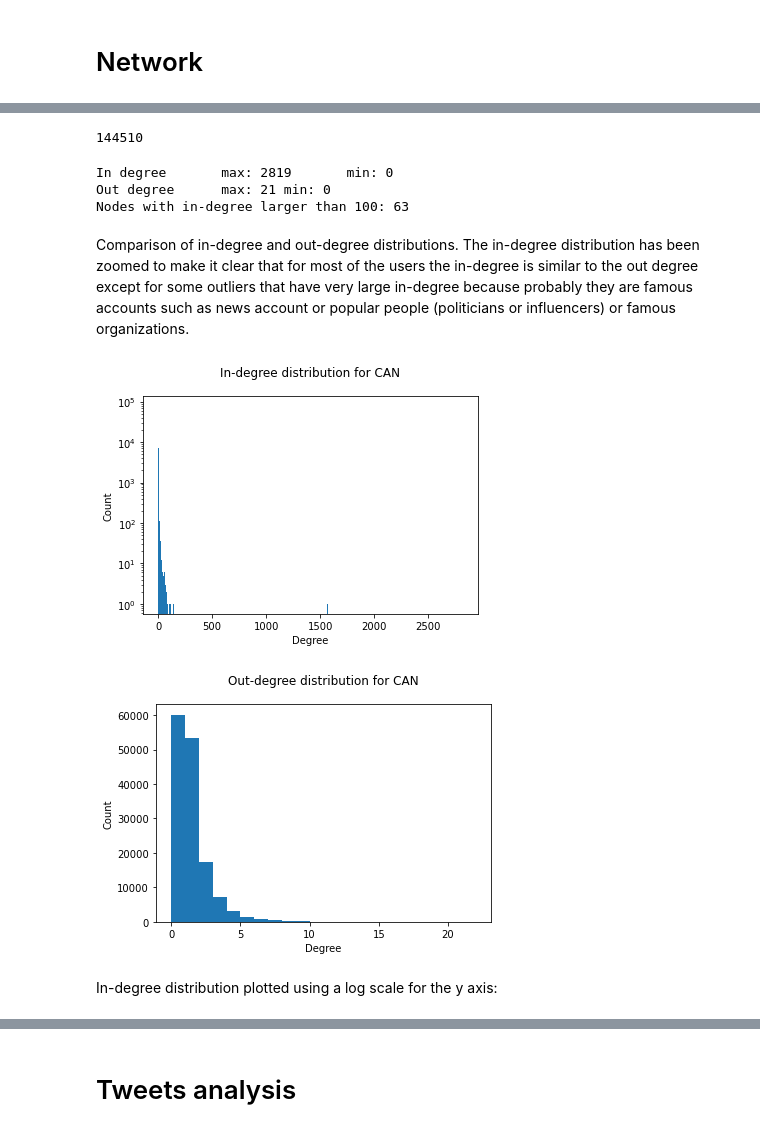
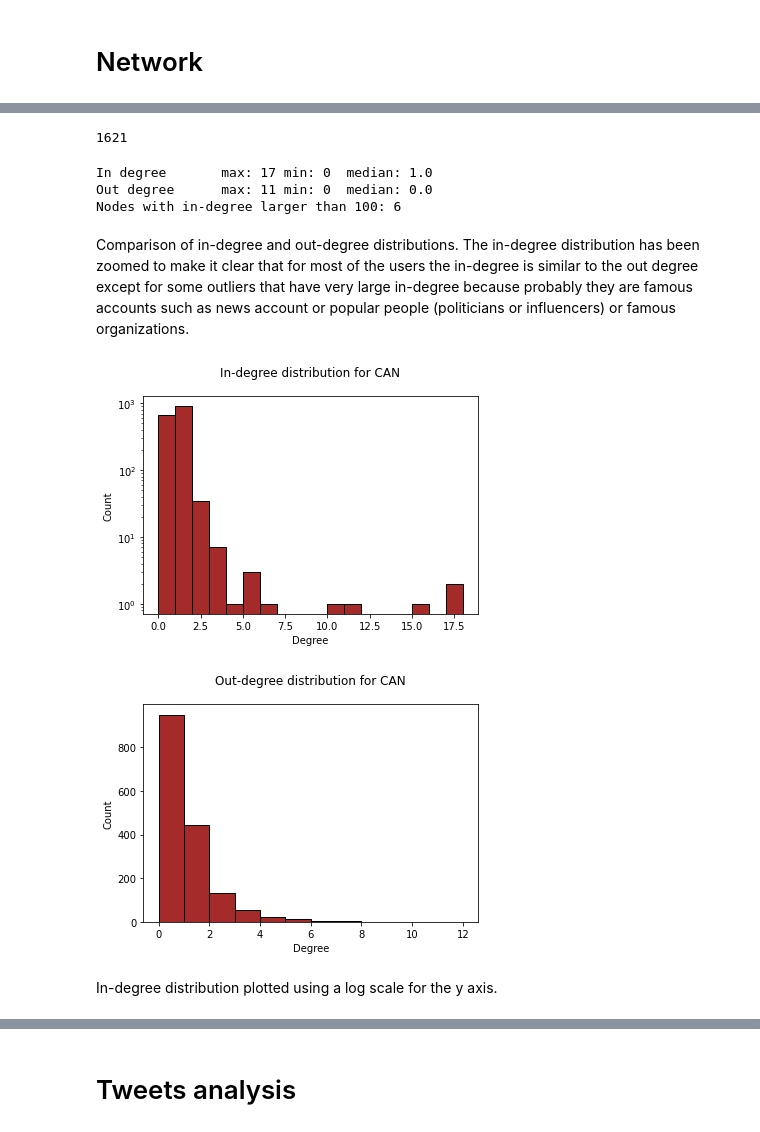
Before and after one commit to HuayuanSong/2805_covid_tweets, a Jupyter notebook: building_graph_CAN.ipynb, the cells around one changed output, grey strips where cells are left out. Cells and saved outputs as stored; diff of their text form; code cells hidden in the pictures.

Commit message:
Updated graph notebooks for CAN & UK and for all

```diff
--- a/building_graph_CAN.ipynb
+++ b/building_graph_CAN.ipynb
@@ -76,7 +104,7 @@ data_df['mentions'] = data_df['mentions'].apply(ast.literal_eval)
 # %% [markdown]
 # Network
 # %%
-dict_edges = dict(zip(data_df['username'], data_df['mentions']))
+dict_edges = dict(zip(data_df_test['username'], data_df_test['mentions']))
 # %%
-g = nx.DiGraph(dict_edges)
+G = nx.DiGraph(dict_edges)
 # %%
@@ -86,38 +114,38 @@ len(g.edges)
 # %%
-len(g.nodes)
+len(G.nodes)
 # %% [output]
-144510
+1621
 # %%
-in_degree_tuples = g.in_degree(g.nodes())
+in_degree_tuples = G.in_degree(G.nodes())
 in_degree = [x[1] for x in in_degree_tuples]
 # %%
-out_degree_tuples = g.out_degree(g.nodes())
+out_degree_tuples = G.out_degree(G.nodes())
 out_degree = [x[1] for x in out_degree_tuples]
 # %%
-print('In degree\tmax: {}\tmin: {}'.format(max(in_degree),min(in_degree)))
-print('Out degree\tmax: {}\tmin: {}'.format(max(out_degree),min(out_degree)))
-print('Nodes with in-degree larger than 100: {}'.format(len([i for i in in_degree if i >100])))
+print('In degree\tmax: {}\tmin: {}\tmedian: {}'.format(max(in_degree),min(in_degree), np.median(in_degree)))
+print('Out degree\tmax: {}\tmin: {}\tmedian: {}'.format(max(out_degree),min(out_degree),np.median(out_degree)))
+print('Nodes with in-degree larger than 100: {}'.format(len([i for i in in_degree if i >5])))
 # %% [output]
-In degree       max: 2819       min: 0
-Out degree      max: 21 min: 0
-Nodes with in-degree larger than 100: 63
+In degree       max: 17 min: 0  median: 1.0
+Out degree      max: 11 min: 0  median: 0.0
+Nodes with in-degree larger than 100: 6
 # %% [markdown]
 Comparison of in-degree and out-degree distributions. The in-degree distribution has been zoomed to make it clear that for most of the users the in-degree is similar to the out degree except for some outliers that have very large in-degree because probably they are famous accounts such as news account or popular people (politicians or influencers) or famous organizations.
 # %%
 plt.title("In-degree distribution for CAN",pad = 20.0)
-plt.hist(in_degree, bins = np.arange(np.min(in_degree), np.max(in_degree)+2))
+plt.hist(in_degree, bins = np.arange(np.min(in_degree), np.max(in_degree)+2),color = 'brown',edgecolor = 'k')
 plt.ylabel("Count")
 plt.xlabel("Degree")
 plt.yscale('log')
 plt.show()
 
 plt.title("Out-degree distribution for CAN",pad = 20.0)
-plt.hist(out_degree, bins = np.arange(np.min(out_degree), np.max(out_degree)+2))
+plt.hist(out_degree, bins = np.arange(np.min(out_degree), np.max(out_degree)+2),color = 'brown',edgecolor = 'k')
 plt.ylabel("Count")
 plt.xlabel("Degree")
 plt.show()
 # %% [output]
-[figure, old version]
+[figure, new version]
-[figure, old version]
+[figure, new version]
 # %% [markdown]
-In-degree distribution plotted using a log scale for the y axis:
+In-degree distribution plotted using a log scale for the y axis.
```
Also changed, not shown: parts of 44 cells of this notebook, 1 other file.
